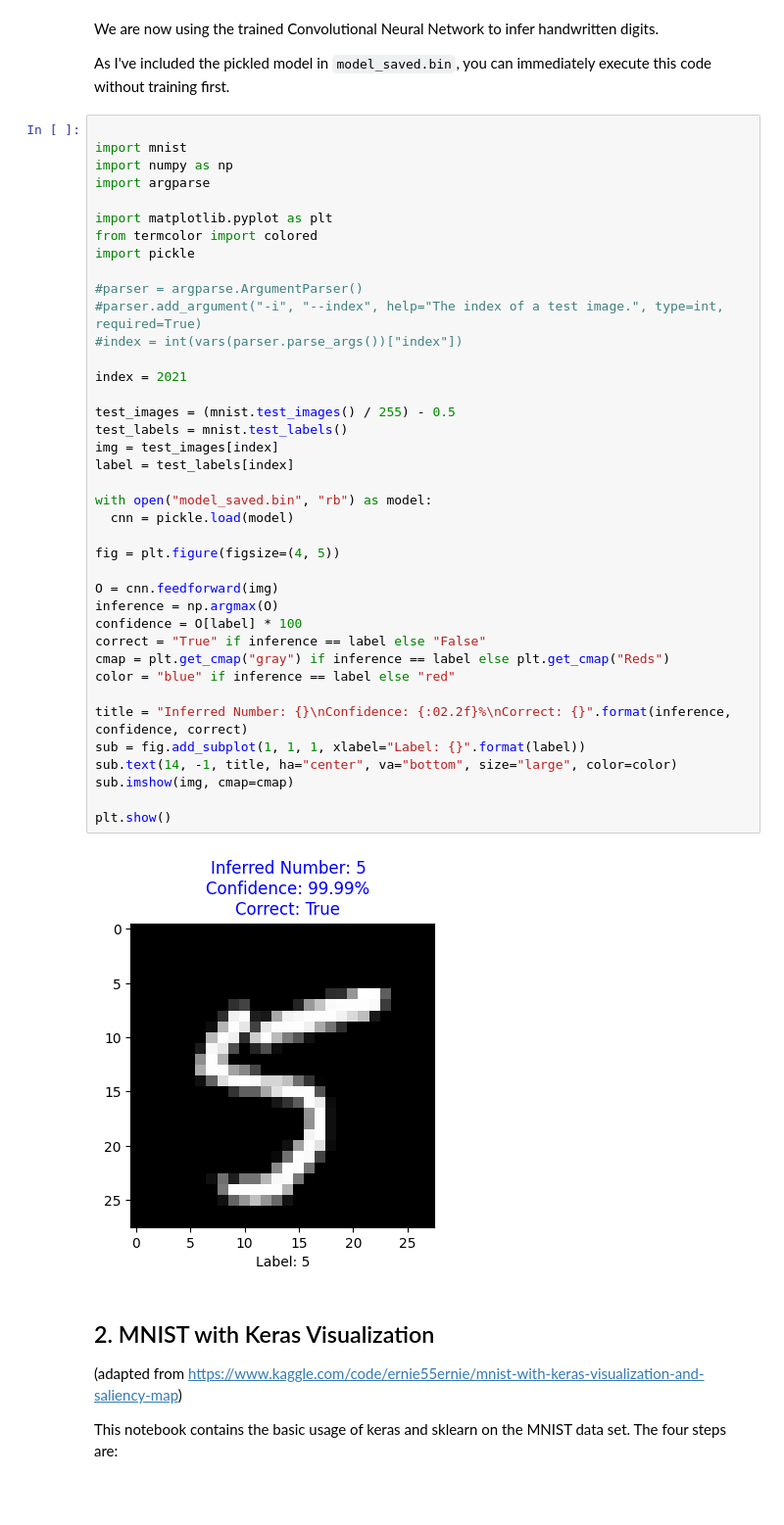
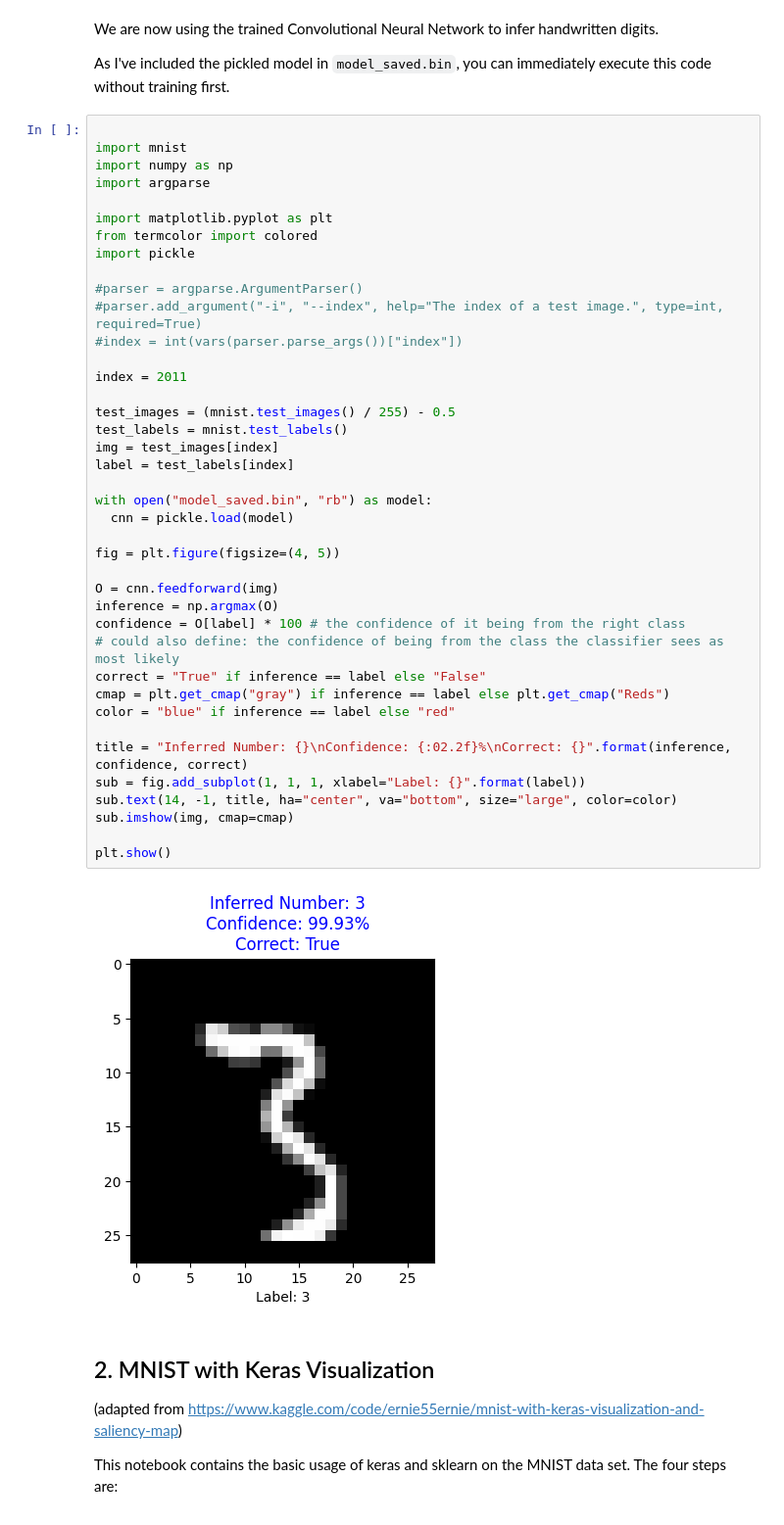
Before and after one commit to ninahernitschek/advanced_machine_learning_2023_1, a Jupyter notebook: class_notebooks/lecture_5.ipynb, the cells around one changed output. Shown: that part at 98% size. Drawn from its saved outputs; the diff is of its cells as text.

```diff
--- a/class_notebooks/lecture_5.ipynb
+++ b/class_notebooks/lecture_5.ipynb
@@ -435,36 +435,37 @@ from termcolor import colored
 import pickle
 
 #parser = argparse.ArgumentParser()
 #parser.add_argument("-i", "--index", help="The index of a test image.", type=int, required=True)
 #index = int(vars(parser.parse_args())["index"])
 
-index = 2021
+index = 2011
 
 test_images = (mnist.test_images() / 255) - 0.5
 test_labels = mnist.test_labels()
 img = test_images[index]
 label = test_labels[index]
 
 with open("model_saved.bin", "rb") as model:
   cnn = pickle.load(model)
 
 fig = plt.figure(figsize=(4, 5))
 
 O = cnn.feedforward(img)
 inference = np.argmax(O)
-confidence = O[label] * 100
+confidence = O[label] * 100 # the confidence of it being from the right class
+# could also define: the confidence of being from the class the classifier sees as most likely
 correct = "True" if inference == label else "False"
 cmap = plt.get_cmap("gray") if inference == label else plt.get_cmap("Reds")
 color = "blue" if inference == label else "red"
 
 title = "Inferred Number: {}\nConfidence: {:02.2f}%\nCorrect: {}".format(inference, confidence, correct)
 sub = fig.add_subplot(1, 1, 1, xlabel="Label: {}".format(label))
 sub.text(14, -1, title, ha="center", va="bottom", size="large", color=color)
 sub.imshow(img, cmap=cmap)
 
 plt.show()
 # %% [output]
-[figure, old version]
+[figure, new version]
 # %% [markdown]
 
 ## 2. MNIST with Keras Visualization<a class="anchor" id="second-bullet"></a>
```
